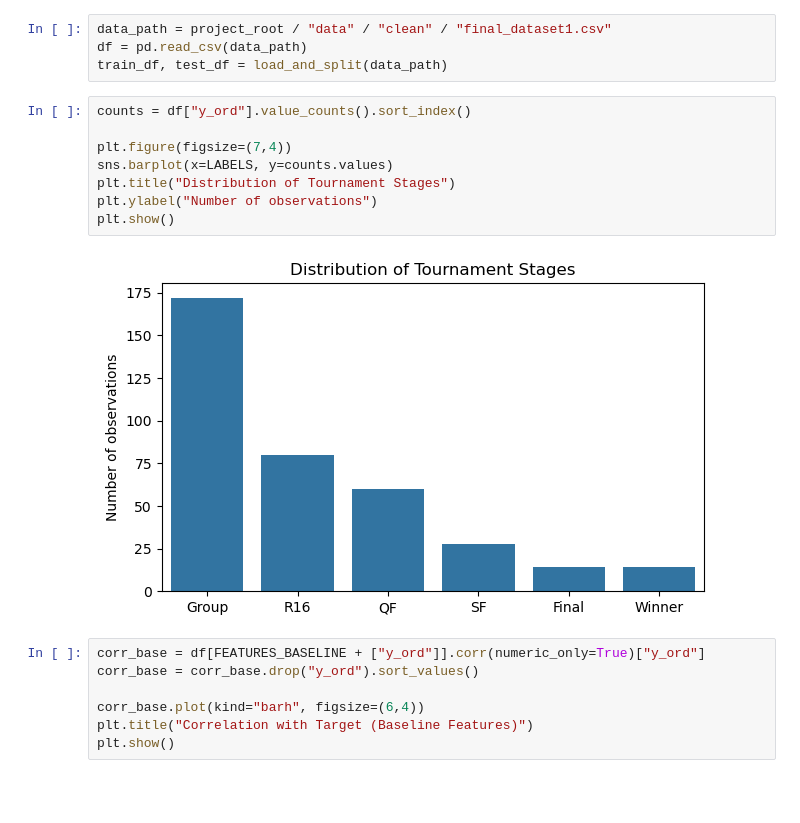
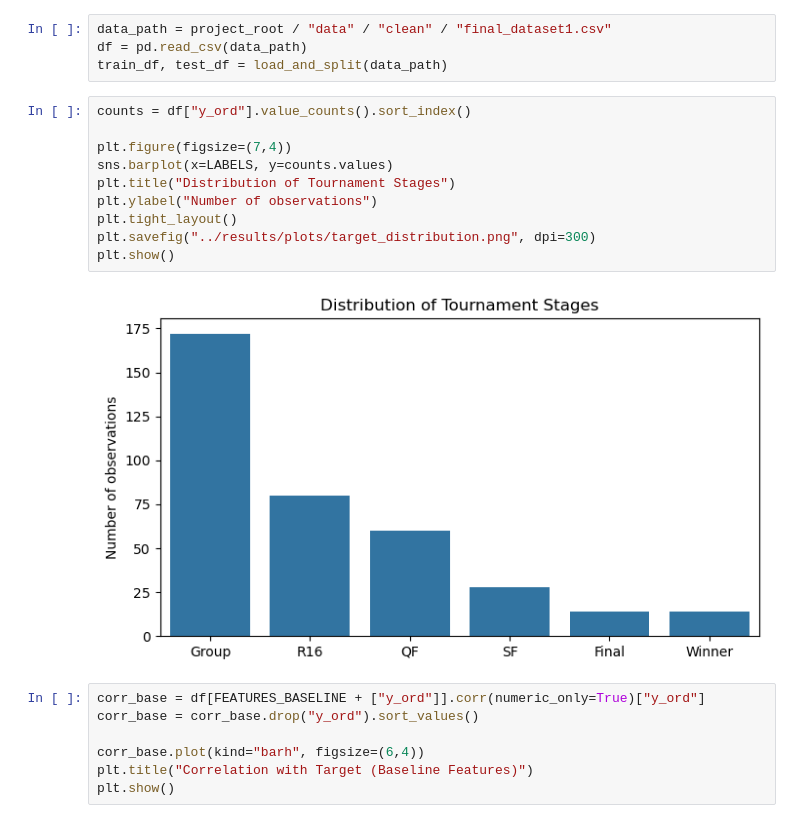
Before and after one commit to Alexg285/Road-to-glory, a Jupyter notebook: notebooks/EDA_Results_Road_to_Glory.ipynb, the cells around one changed output. Saved outputs shown, nothing was run; the diff lists cells and outputs as text; blank space fills up the shorter version.

Commit message:
Add result visualizations (EDA and model evaluation)

```diff
--- a/notebooks/EDA_Results_Road_to_Glory.ipynb
+++ b/notebooks/EDA_Results_Road_to_Glory.ipynb
@@ -18,13 +18,15 @@ train_df, test_df = load_and_split(data_path)
 # %%
 counts = df["y_ord"].value_counts().sort_index()
 
 plt.figure(figsize=(7,4))
 sns.barplot(x=LABELS, y=counts.values)
 plt.title("Distribution of Tournament Stages")
 plt.ylabel("Number of observations")
+plt.tight_layout()
+plt.savefig("../results/plots/target_distribution.png", dpi=300)
 plt.show()
 # %% [output]
-[figure, old version]
+[figure, new version]
 # %%
 corr_base = df[FEATURES_BASELINE + ["y_ord"]].corr(numeric_only=True)["y_ord"]
 corr_base = corr_base.drop("y_ord").sort_values()
```
Also changed, not shown: parts of 2 cells of this notebook, 3 other files.
